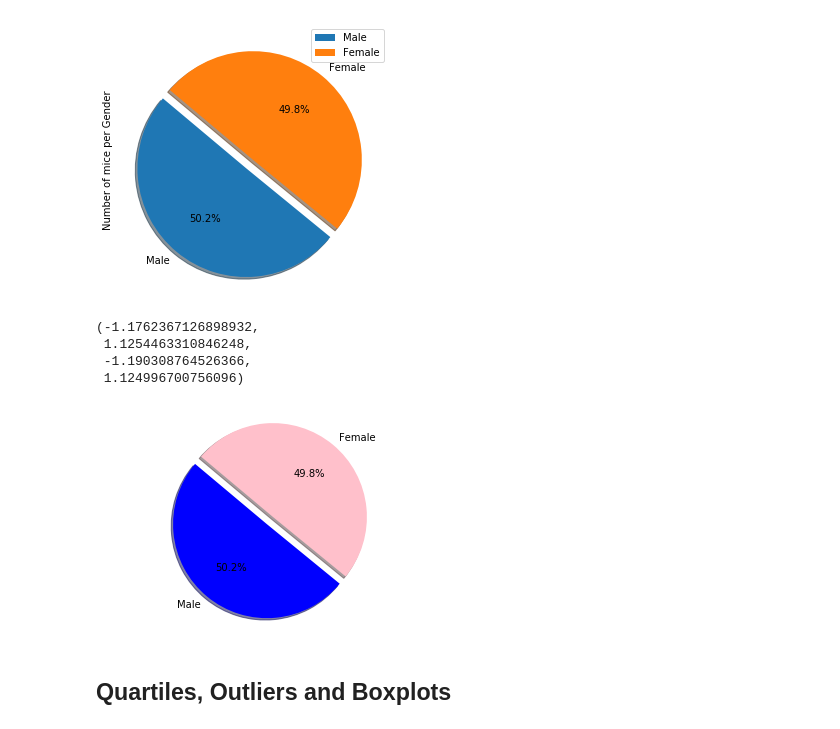
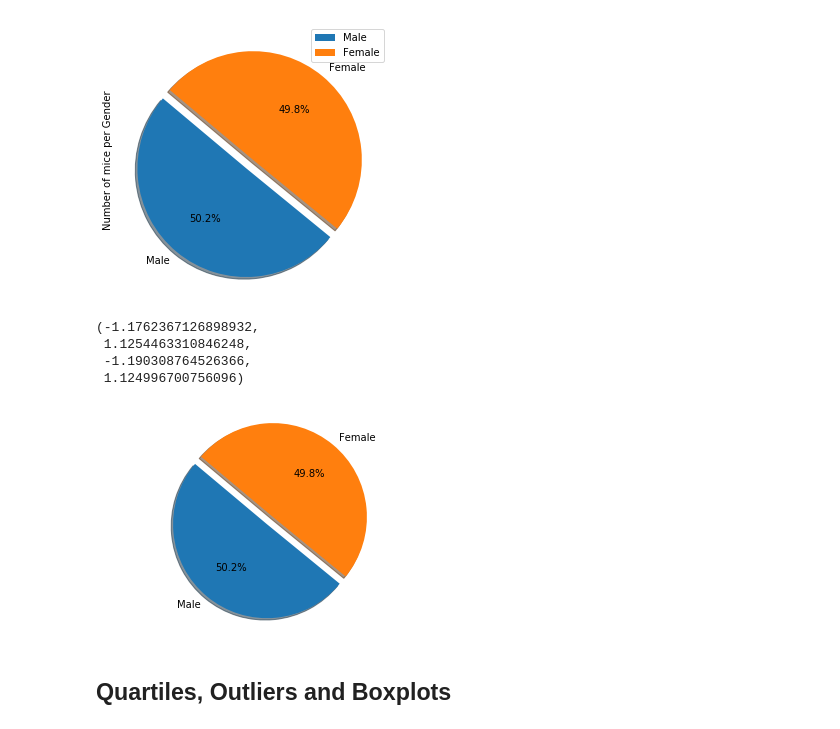
Before and after one commit to alfonsocamero/python-matplotlib-challenge, a Jupyter notebook: Pymaceuticals/pymaceuticals.ipynb, the cells around one changed output. Cells and saved outputs as stored; diff of their text form; code cells hidden in the pictures.

```diff
--- a/Pymaceuticals/pymaceuticals.ipynb
+++ b/Pymaceuticals/pymaceuticals.ipynb
@@ -336,17 +336,17 @@ colors = ["blue", "pink"]
 # Tells matplotlib to seperate the "Male mice" from "Female mice" section from the others
 explode = (0.1, 0)
 # %%
-plt.pie(sizes, explode=explode, labels=labels, colors=colors,
+plt.pie(sizes, explode=explode, labels=labels,
         autopct="%1.1f%%", shadow=True, startangle=140)
 
 # Tells matplotlib that we want a pie chart with equal axes
 plt.axis("equal")
 # %% [output]
 (-1.1762367126898932,
  1.1254463310846248,
  -1.190308764526366,
  1.124996700756096)
-[figure, old version]
+[figure, new version]
 # %% [markdown]
 ## Quartiles, Outliers and Boxplots
 # %%
```
Also changed, not shown: parts of 7 cells of this notebook, 1 other file.
